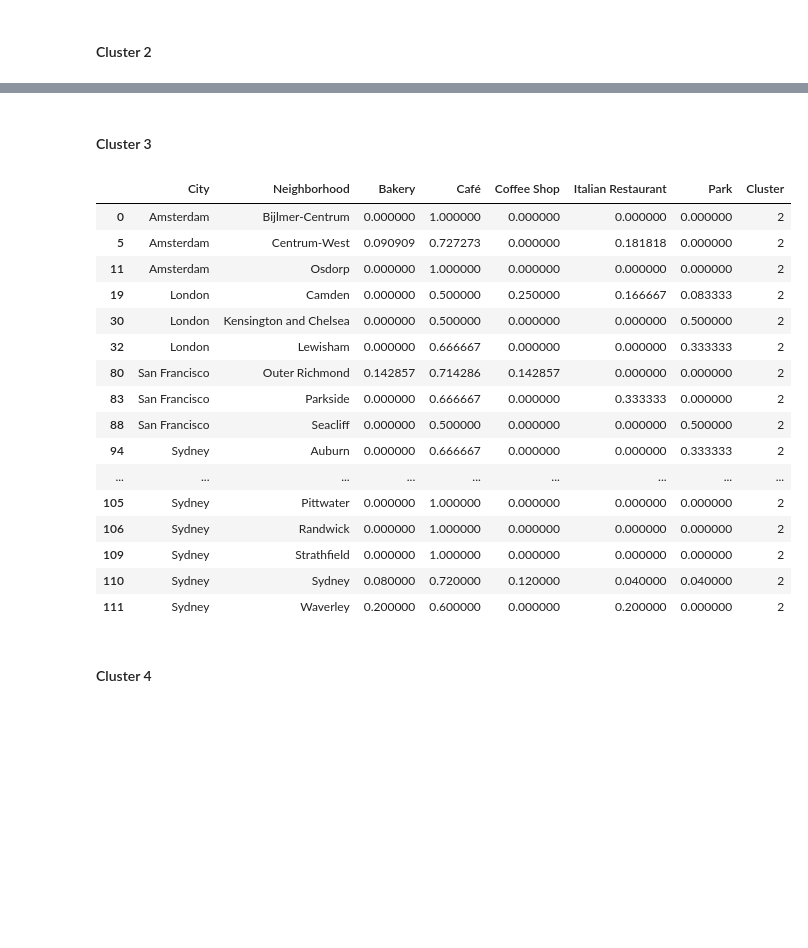
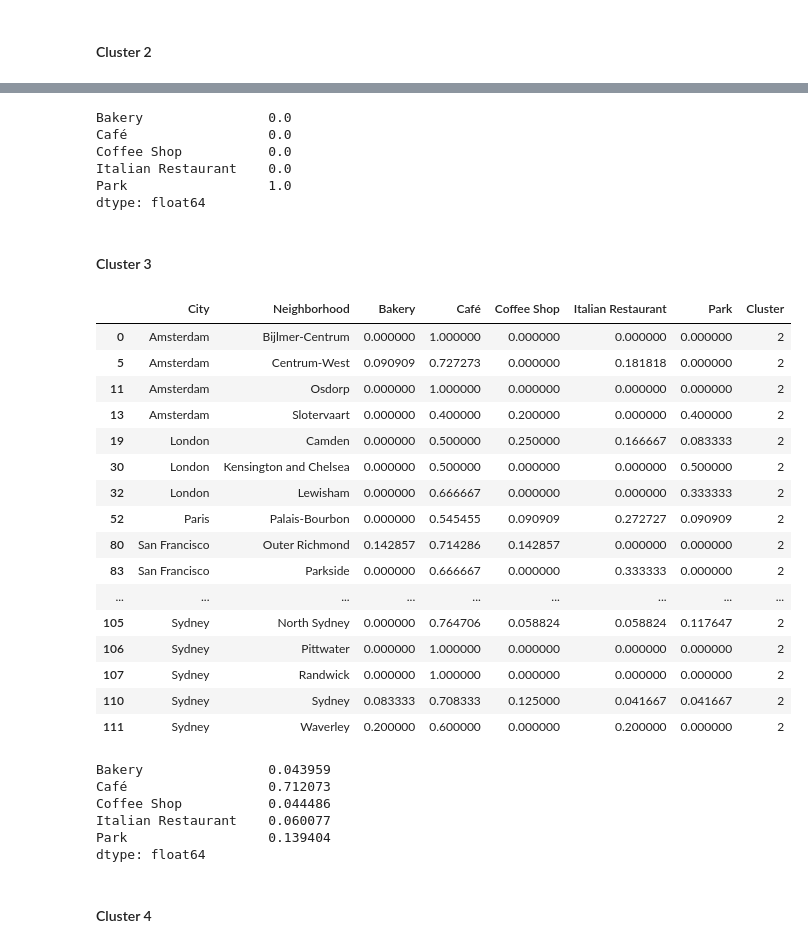
Before and after one commit to asernat/coursera-capston-project, a Jupyter notebook: Battle_of_Neighborhoods.ipynb, the cells around one changed output, grey strips where cells are left out. Drawn from its saved outputs; the diff is of its cells as text; code cells hidden in the pictures; blank space fills up the shorter version.

```diff
--- a/Battle_of_Neighborhoods.ipynb
+++ b/Battle_of_Neighborhoods.ipynb
@@ -634,25 +636,44 @@ cities_grouped[cities_grouped['Cluster'] == 1]
+# %%
+cluster2.drop(['City','Neighborhood','Cluster'],axis=1).mean()
+# %% [output]
+Bakery                0.0
+Café                  0.0
+Coffee Shop           0.0
+Italian Restaurant    0.0
+Park                  1.0
+dtype: float64
 # %% [markdown]
 #### Cluster 3
 # %%
-cities_grouped[cities_grouped['Cluster'] == 2]
+cluster3 = cities_grouped[cities_grouped['Cluster'] == 2]
+cluster3
 # %% [output]
 |  | City | Neighborhood | Bakery | Café | Coffee Shop | Italian Restaurant | Park | Cluster |
 | 0 | Amsterdam | Bijlmer-Centrum | 0.000000 | 1.000000 | 0.000000 | 0.000000 | 0.000000 | 2 |
 | 5 | Amsterdam | Centrum-West | 0.090909 | 0.727273 | 0.000000 | 0.181818 | 0.000000 | 2 |
 | 11 | Amsterdam | Osdorp | 0.000000 | 1.000000 | 0.000000 | 0.000000 | 0.000000 | 2 |
+| 13 | Amsterdam | Slotervaart | 0.000000 | 0.400000 | 0.200000 | 0.000000 | 0.400000 | 2 |
 | 19 | London | Camden | 0.000000 | 0.500000 | 0.250000 | 0.166667 | 0.083333 | 2 |
 | 30 | London | Kensington and Chelsea | 0.000000 | 0.500000 | 0.000000 | 0.000000 | 0.500000 | 2 |
 | 32 | London | Lewisham | 0.000000 | 0.666667 | 0.000000 | 0.000000 | 0.333333 | 2 |
+| 52 | Paris | Palais-Bourbon | 0.000000 | 0.545455 | 0.090909 | 0.272727 | 0.090909 | 2 |
 | 80 | San Francisco | Outer Richmond | 0.142857 | 0.714286 | 0.142857 | 0.000000 | 0.000000 | 2 |
 | 83 | San Francisco | Parkside | 0.000000 | 0.666667 | 0.000000 | 0.333333 | 0.000000 | 2 |
-| 88 | San Francisco | Seacliff | 0.000000 | 0.500000 | 0.000000 | 0.000000 | 0.500000 | 2 |
-| 94 | Sydney | Auburn | 0.000000 | 0.666667 | 0.000000 | 0.000000 | 0.333333 | 2 |
 | ... | ... | ... | ... | ... | ... | ... | ... | ... |
-| 105 | Sydney | Pittwater | 0.000000 | 1.000000 | 0.000000 | 0.000000 | 0.000000 | 2 |
-| 106 | Sydney | Randwick | 0.000000 | 1.000000 | 0.000000 | 0.000000 | 0.000000 | 2 |
-| 109 | Sydney | Strathfield | 0.000000 | 1.000000 | 0.000000 | 0.000000 | 0.000000 | 2 |
-| 110 | Sydney | Sydney | 0.080000 | 0.720000 | 0.120000 | 0.040000 | 0.040000 | 2 |
+| 105 | Sydney | North Sydney | 0.000000 | 0.764706 | 0.058824 | 0.058824 | 0.117647 | 2 |
+| 106 | Sydney | Pittwater | 0.000000 | 1.000000 | 0.000000 | 0.000000 | 0.000000 | 2 |
+| 107 | Sydney | Randwick | 0.000000 | 1.000000 | 0.000000 | 0.000000 | 0.000000 | 2 |
+| 110 | Sydney | Sydney | 0.083333 | 0.708333 | 0.125000 | 0.041667 | 0.041667 | 2 |
 | 111 | Sydney | Waverley | 0.200000 | 0.600000 | 0.000000 | 0.200000 | 0.000000 | 2 |
+# %%
+cluster3.drop(['City','Neighborhood','Cluster'],axis=1).mean()
+# %% [output]
+Bakery                0.043959
+Café                  0.712073
+Coffee Shop           0.044486
+Italian Restaurant    0.060077
+Park                  0.139404
+dtype: float64
 # %% [markdown]
 #### Cluster 4
 # %%
```
Also changed, not shown: parts of 23 cells of this notebook.
